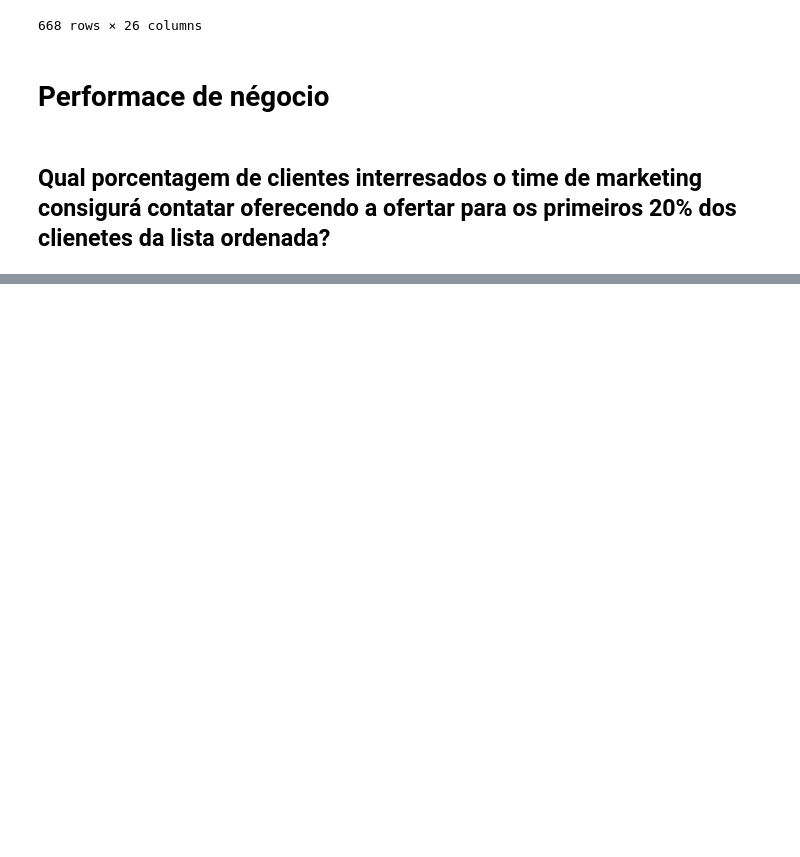
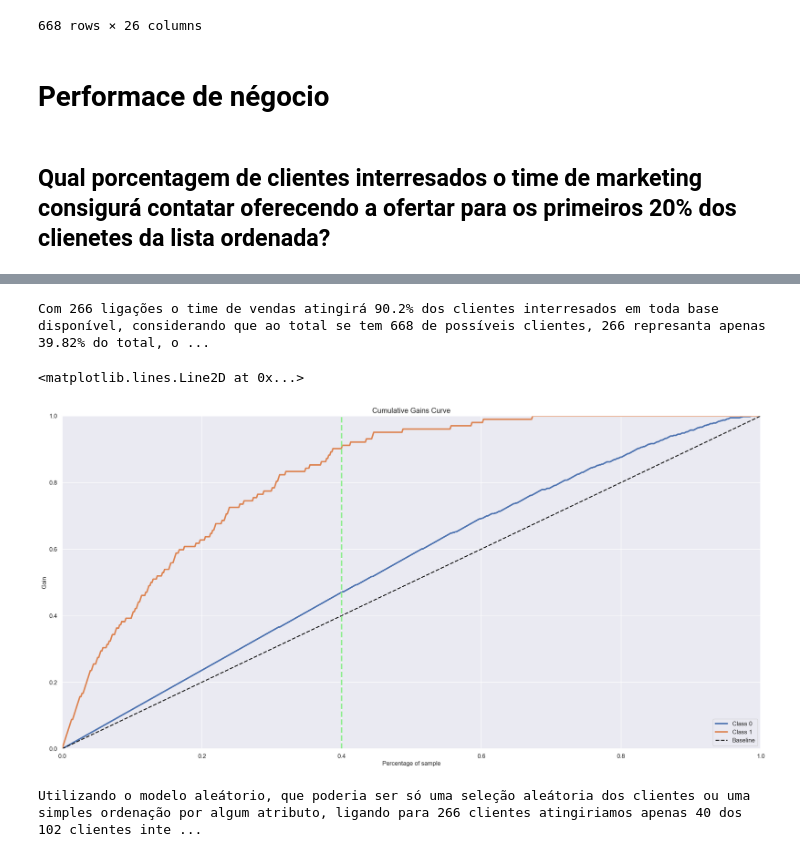
Before and after one commit to lavinomenezes/ifood_data_analyst_challenge, a Jupyter notebook: notebooks/ifood_lm_v08_performace.ipynb, the cells around one changed output, grey strips where cells are left out. Drawn from its saved outputs; the diff is of its cells as text; code cells hidden in the pictures; blank space fills up the shorter version.

```diff
--- a/notebooks/ifood_lm_v08_performace.ipynb
+++ b/notebooks/ifood_lm_v08_performace.ipynb
@@ -276,0 +294,11 @@ str(xgb_model) + ", assim, captando " + str(round(xgb_model/random_model,2),) +
+# %%
+print('Com ' + str(clients) + ' ligações o time de vendas atingirá '+str(perct) + "% dos clientes interresados em toda base disponível, considerando que ao total se tem " + str(len(brf_df)) +
+      " de possíveis clientes, "+str(clients)+" represanta apenas " + str(round((clients/len(brf_df))*100,2)) + "% do total, ou seja, ligando para menos da metade base de dados é possivel atingir a grande maioria dos possivelmente interresados ")
+# %% [output]
+Com 266 ligações o time de vendas atingirá 90.2% dos clientes interresados em toda base disponível, considerando que ao total se tem 668 de possíveis clientes, 266 represanta apenas 39.82% do total, o ...
+# %%
+skplt.metrics.plot_cumulative_gain(y_val,yhat_brf_proba);
+plt.axvline(0.4, 0, 1, color='lightgreen', ls='--', lw=3)
+# %% [output]
+<matplotlib.lines.Line2D at 0x...>
+[figure, added]
@@ -276,0 +308,5 @@ str(xgb_model) + ", assim, captando " + str(round(xgb_model/random_model,2),) +
+# %%
+print("Utilizando o modelo aleátorio, que poderia ser só uma seleção aleátoria dos clientes ou uma simples ordenação por algum atributo, ligando para " +str(clients) + " clientes atingiriamos apenas " + str(random_model) + " dos " + str(y_val.value_counts()[1]) +" clientes interresados, já como o nosso modelo atingimos " +
+str(balanced_model) + ", assim, captando " + str(round(balanced_model/random_model,2),) + " vezes mais potênciais clientes")
+# %% [output]
+Utilizando o modelo aleátorio, que poderia ser só uma seleção aleátoria dos clientes ou uma simples ordenação por algum atributo, ligando para 266 clientes atingiriamos apenas 40 dos 102 clientes inte ...
```
Also changed, not shown: parts of 9 cells of this notebook.
